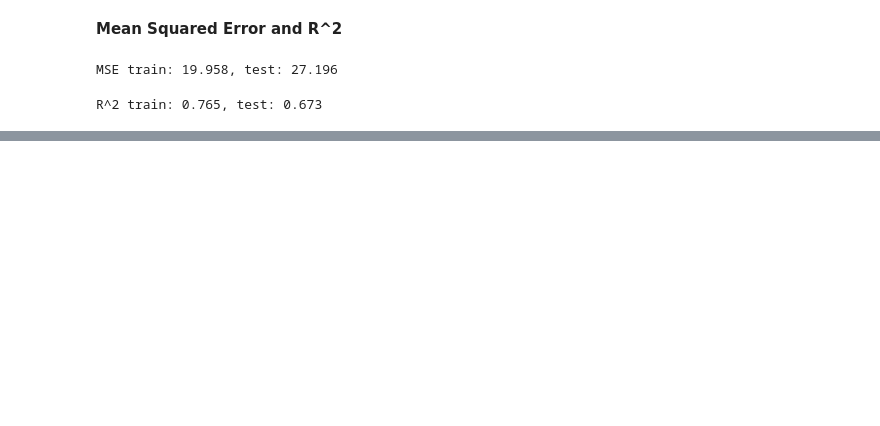
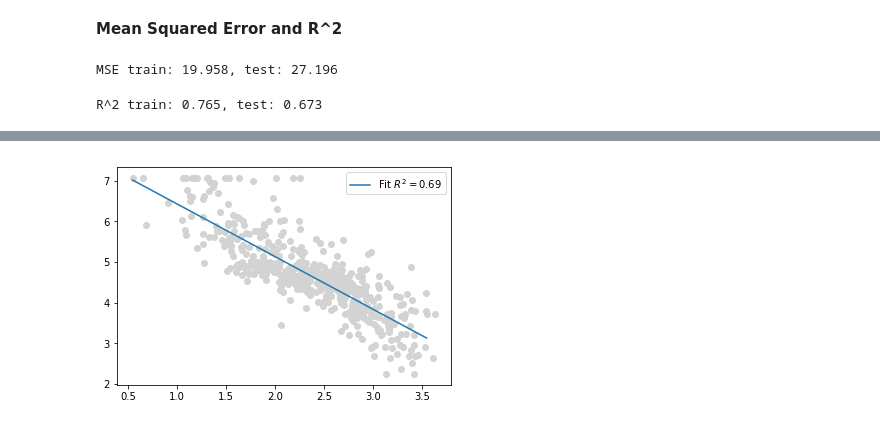
Before and after one commit to hehuilong/pml, a Jupyter notebook: Chapter_10.ipynb, the cells around one changed output, grey strips where cells are left out. Drawn from its saved outputs; the diff is of its cells as text; code cells hidden in the pictures; blank space fills up the shorter version.

```diff
--- a/Chapter_10.ipynb
+++ b/Chapter_10.ipynb
@@ -309,0 +405,2 @@ R^2 train: 0.765, test: 0.673
+# %%
+X = df[['LSTAT']].values
@@ -309,0 +415,2 @@ R^2 train: 0.765, test: 0.673
+# %%
+y = df['MEDV'].values
@@ -309,0 +459,15 @@ R^2 train: 0.765, test: 0.673
+# %%
+X_log = np.log(X)
+y_sqrt = np.sqrt(y)
+# %%
+plt.scatter(X_log, y_sqrt, color='lightgray')
+regr = LinearRegression()
+X_fit = np.arange(X_log.min(), X_log.max(), 1)[:, np.newaxis]
+regr = regr.fit(X_log, y_sqrt)
+y_fit = regr.predict(X_fit)
+r2 = r2_score(y_sqrt, regr.predict(X_log))
+plt.plot(X_fit, y_fit, label='Fit $R^2=%.2f$' % r2)
+plt.legend()
+plt.show()
+# %% [output]
+[figure, added]
```
Also changed, not shown: parts of 44 cells of this notebook.
